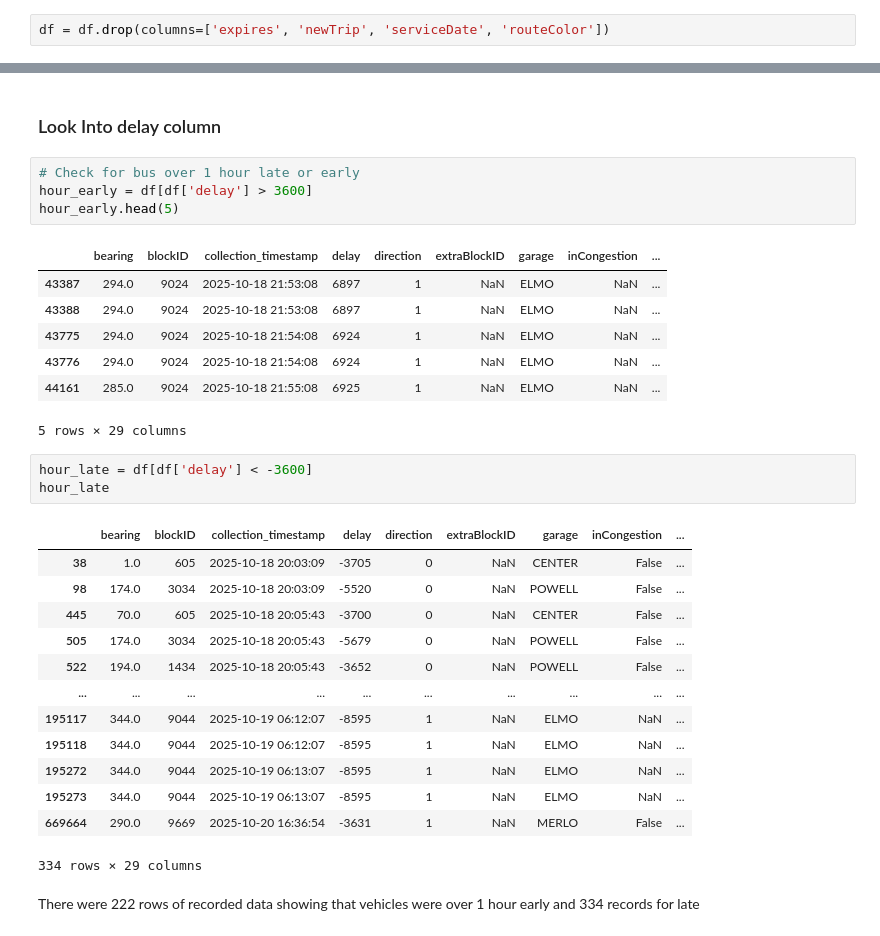
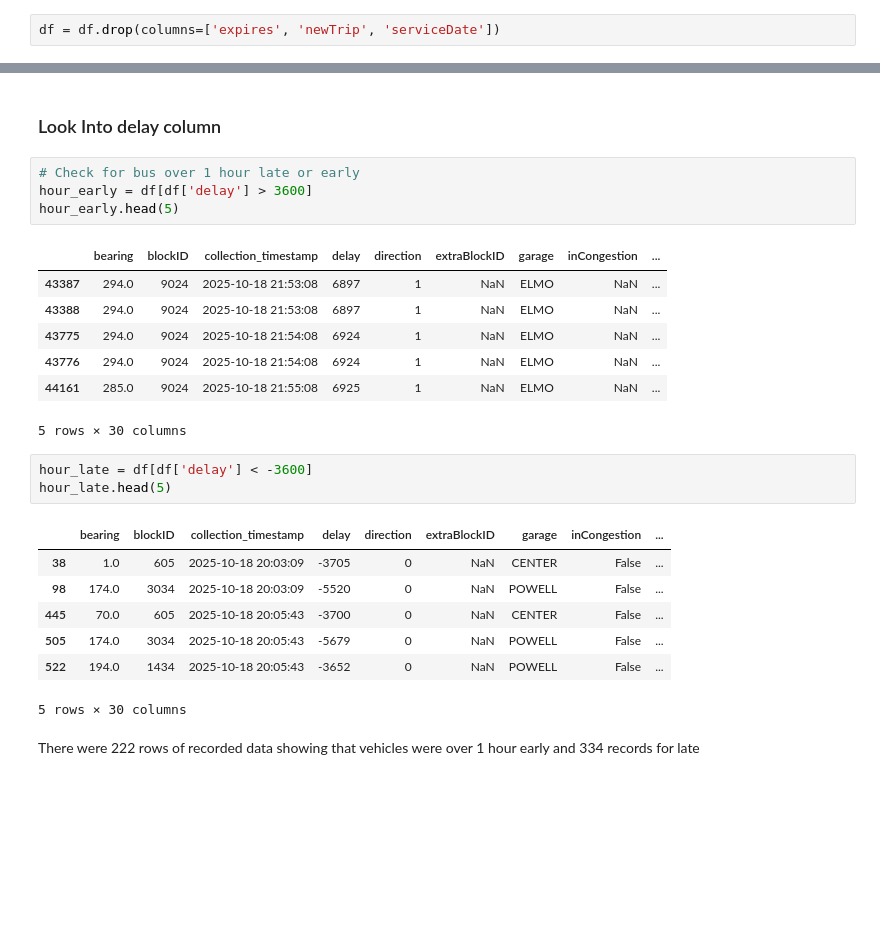
Before and after one commit to dvan2/trimet_data_project, a Jupyter notebook: notebooks/trimet.ipynb, the cells around one changed output, grey strips where cells are left out. Cells and saved outputs as stored; diff of their text form; blank space fills up the shorter version.

```diff
--- a/notebooks/trimet.ipynb
+++ b/notebooks/trimet.ipynb
@@ -209,5 +210,5 @@ After investigating, we are choosing to drop some columns that might not be used
 # %%
-df = df.drop(columns=['expires', 'newTrip', 'serviceDate', 'routeColor'])
+df = df.drop(columns=['expires', 'newTrip', 'serviceDate'])
 # %% [markdown]
 ### Checking for outliers
 # %%
@@ -241,24 +242,18 @@ hour_early.head(5)
 | 43775 | 294.0 | 9024 | 2025-10-18 21:54:08 | 6924 | 1 | NaN | ELMO | NaN | ... |
 | 43776 | 294.0 | 9024 | 2025-10-18 21:54:08 | 6924 | 1 | NaN | ELMO | NaN | ... |
 | 44161 | 285.0 | 9024 | 2025-10-18 21:55:08 | 6925 | 1 | NaN | ELMO | NaN | ... |
-5 rows × 29 columns
+5 rows × 30 columns
 # %%
 hour_late = df[df['delay'] < -3600]
-hour_late
+hour_late.head(5)
 # %% [output]
 |  | bearing | blockID | collection_timestamp | delay | direction | extraBlockID | garage | inCongestion | ... |
 | 38 | 1.0 | 605 | 2025-10-18 20:03:09 | -3705 | 0 | NaN | CENTER | False | ... |
 | 98 | 174.0 | 3034 | 2025-10-18 20:03:09 | -5520 | 0 | NaN | POWELL | False | ... |
 | 445 | 70.0 | 605 | 2025-10-18 20:05:43 | -3700 | 0 | NaN | CENTER | False | ... |
 | 505 | 174.0 | 3034 | 2025-10-18 20:05:43 | -5679 | 0 | NaN | POWELL | False | ... |
 | 522 | 194.0 | 1434 | 2025-10-18 20:05:43 | -3652 | 0 | NaN | POWELL | False | ... |
-| ... | ... | ... | ... | ... | ... | ... | ... | ... | ... |
-| 195117 | 344.0 | 9044 | 2025-10-19 06:12:07 | -8595 | 1 | NaN | ELMO | NaN | ... |
-| 195118 | 344.0 | 9044 | 2025-10-19 06:12:07 | -8595 | 1 | NaN | ELMO | NaN | ... |
-| 195272 | 344.0 | 9044 | 2025-10-19 06:13:07 | -8595 | 1 | NaN | ELMO | NaN | ... |
-| 195273 | 344.0 | 9044 | 2025-10-19 06:13:07 | -8595 | 1 | NaN | ELMO | NaN | ... |
-| 669664 | 290.0 | 9669 | 2025-10-20 16:36:54 | -3631 | 1 | NaN | MERLO | False | ... |
-334 rows × 29 columns
+5 rows × 30 columns
 # %% [markdown]
 There were 222 rows of recorded data showing that vehicles were over 1 hour early and 334 records for late
 # %%
```
Also changed, not shown: parts of 33 cells of this notebook.
